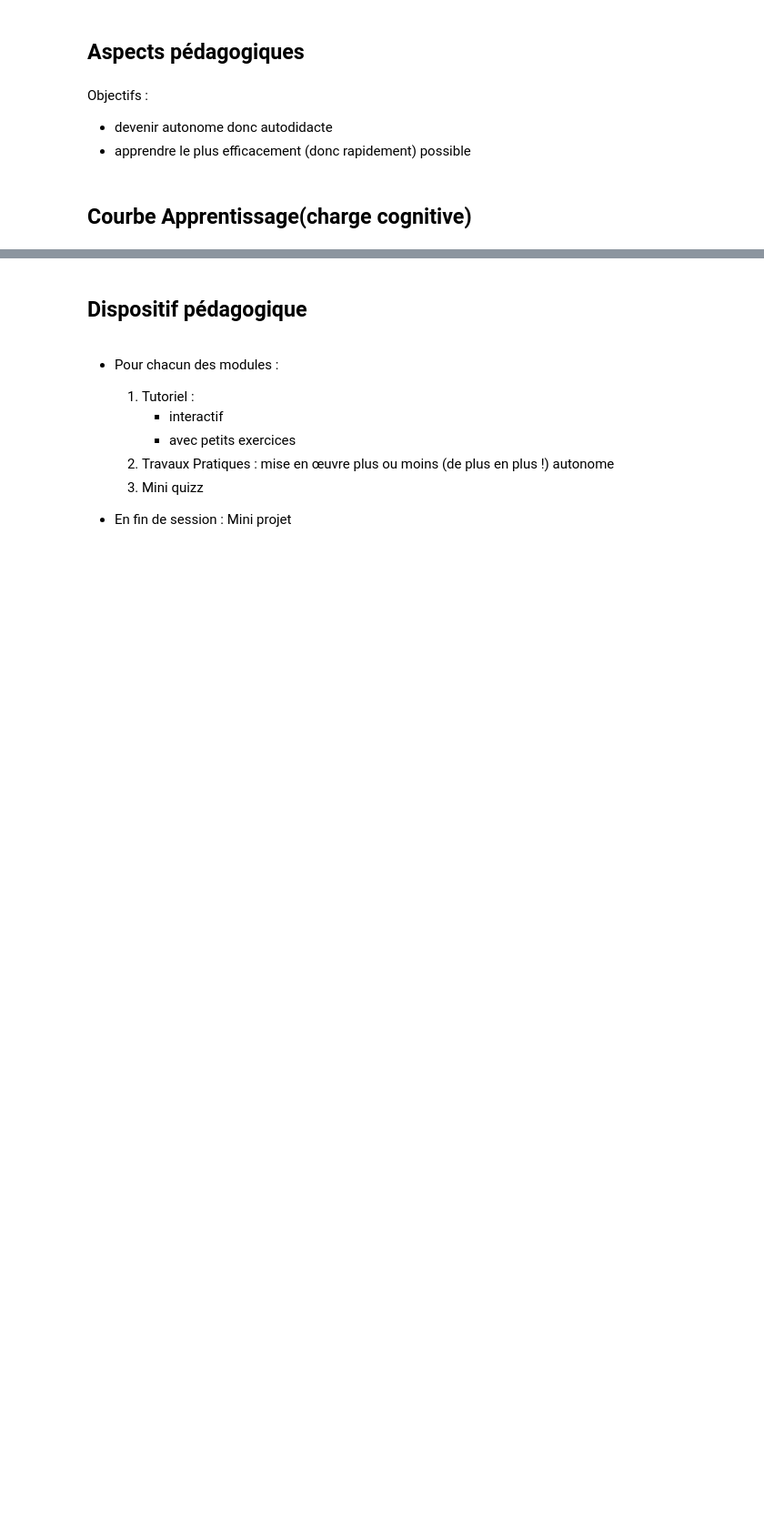
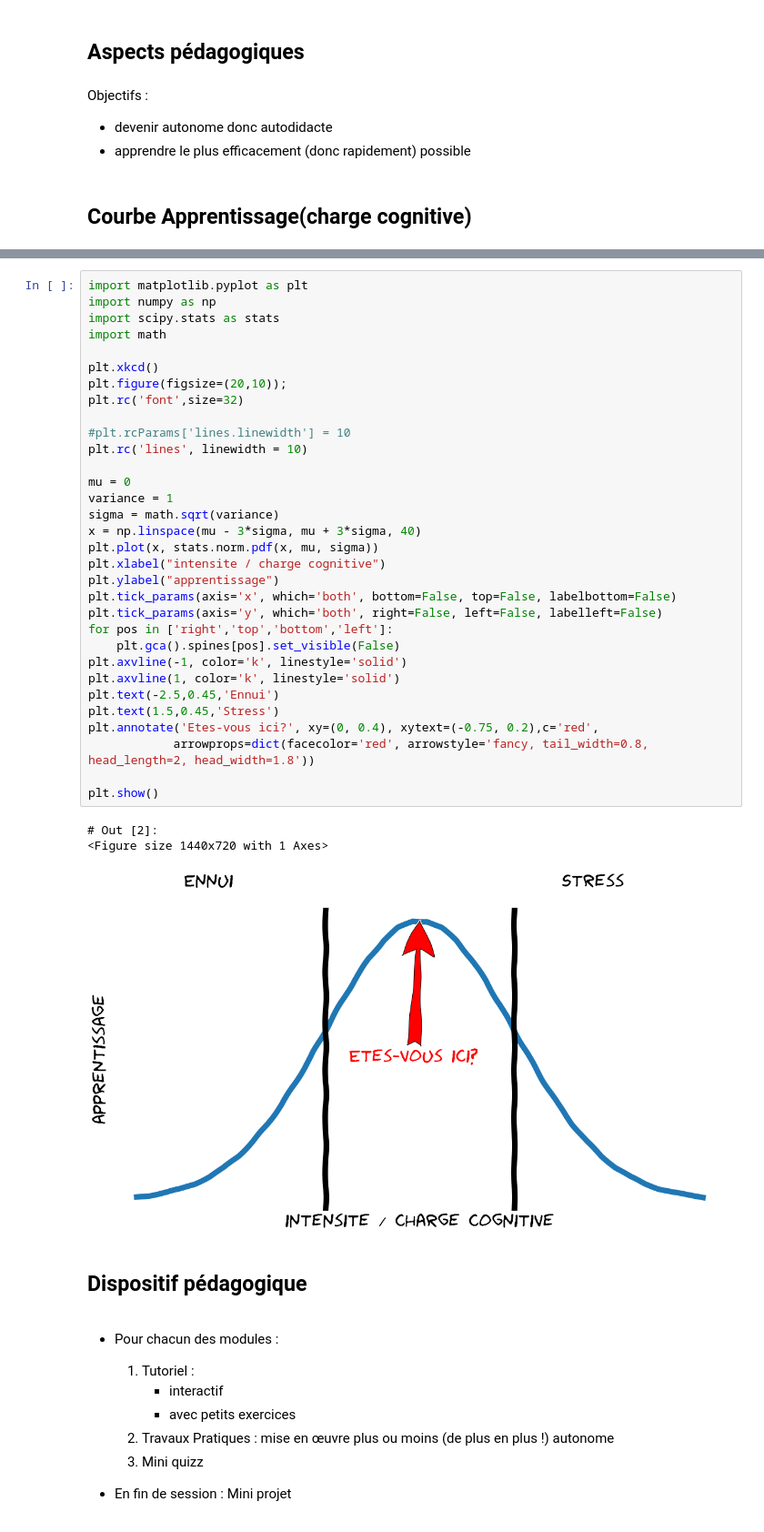
Before and after one commit to bhugueney/test-notebooks-org-publish, a Jupyter notebook: public/Intro-DataScience.ipynb, the cells around one changed output, grey strips where cells are left out. Shown: that part at 91% size. Saved outputs shown, nothing was run; the diff lists cells and outputs as text; blank space fills up the shorter version.

```diff
--- a/public/Intro-DataScience.ipynb
+++ b/public/Intro-DataScience.ipynb
@@ -212,3 +176,39 @@ Objectifs :
+# %%
+import matplotlib.pyplot as plt
+import numpy as np
+import scipy.stats as stats
+import math
+
+plt.xkcd()
+plt.figure(figsize=(20,10));
+plt.rc('font',size=32)
+
+#plt.rcParams['lines.linewidth'] = 10
+plt.rc('lines', linewidth = 10)
+
+mu = 0
+variance = 1
+sigma = math.sqrt(variance)
+x = np.linspace(mu - 3*sigma, mu + 3*sigma, 40)
+plt.plot(x, stats.norm.pdf(x, mu, sigma))
+plt.xlabel("intensite / charge cognitive")
+plt.ylabel("apprentissage")
+plt.tick_params(axis='x', which='both', bottom=False, top=False, labelbottom=False)
+plt.tick_params(axis='y', which='both', right=False, left=False, labelleft=False)
+for pos in ['right','top','bottom','left']:
+    plt.gca().spines[pos].set_visible(False)
+plt.axvline(-1, color='k', linestyle='solid')
+plt.axvline(1, color='k', linestyle='solid')
+plt.text(-2.5,0.45,'Ennui')
+plt.text(1.5,0.45,'Stress')
+plt.annotate('Etes-vous ici?', xy=(0, 0.4), xytext=(-0.75, 0.2),c='red',
+            arrowprops=dict(facecolor='red', arrowstyle='fancy, tail_width=0.8, head_length=2, head_width=1.8'))
+
+plt.show()
+# %% [output]
+# Out [2]:
+<Figure size 1440x720 with 1 Axes>
+[figure, added]
 # %% [markdown]
 ## Dispositif pédagogique
 # %% [markdown]
```
Also changed, not shown: parts of 5 cells of this notebook, 3 other files.
